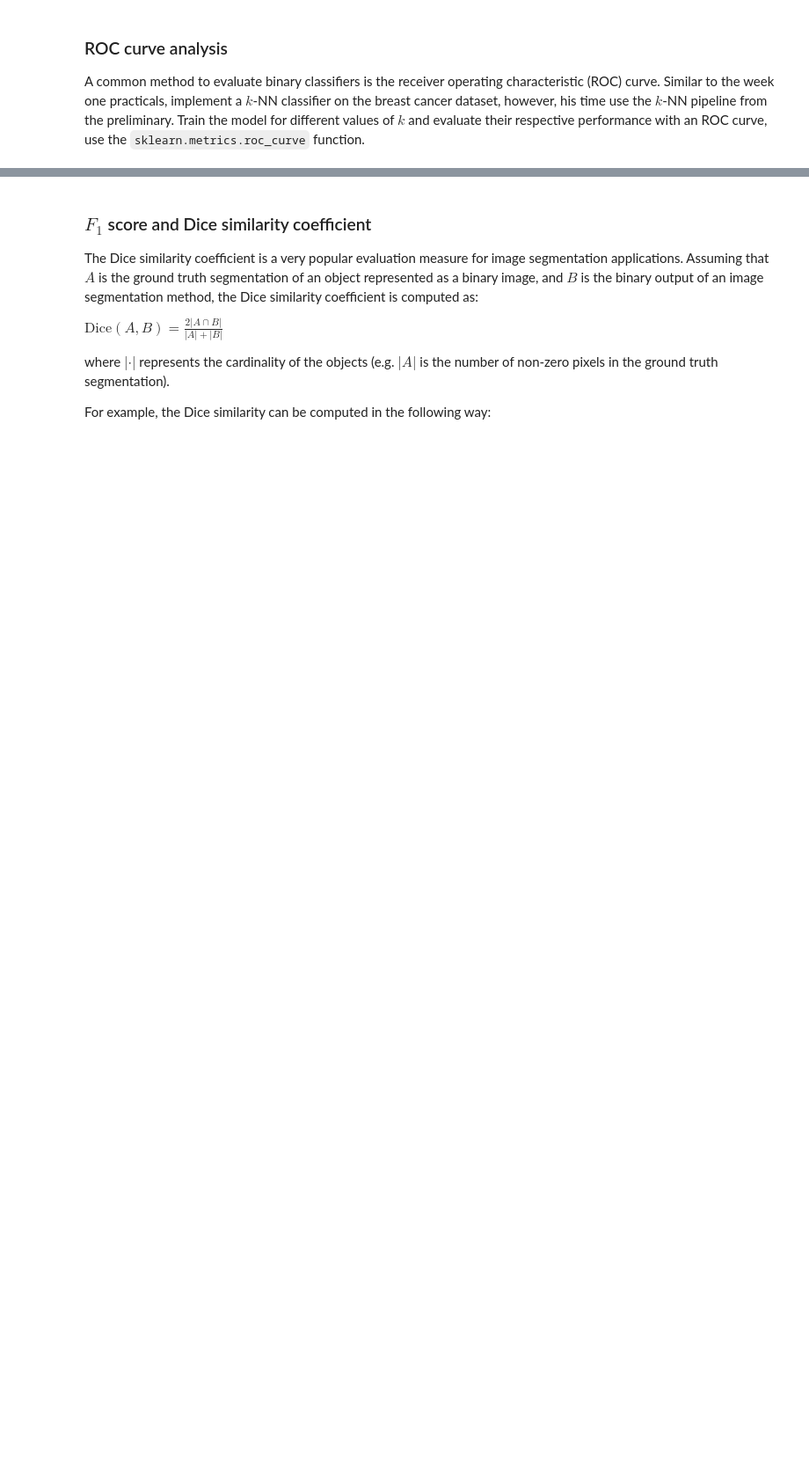
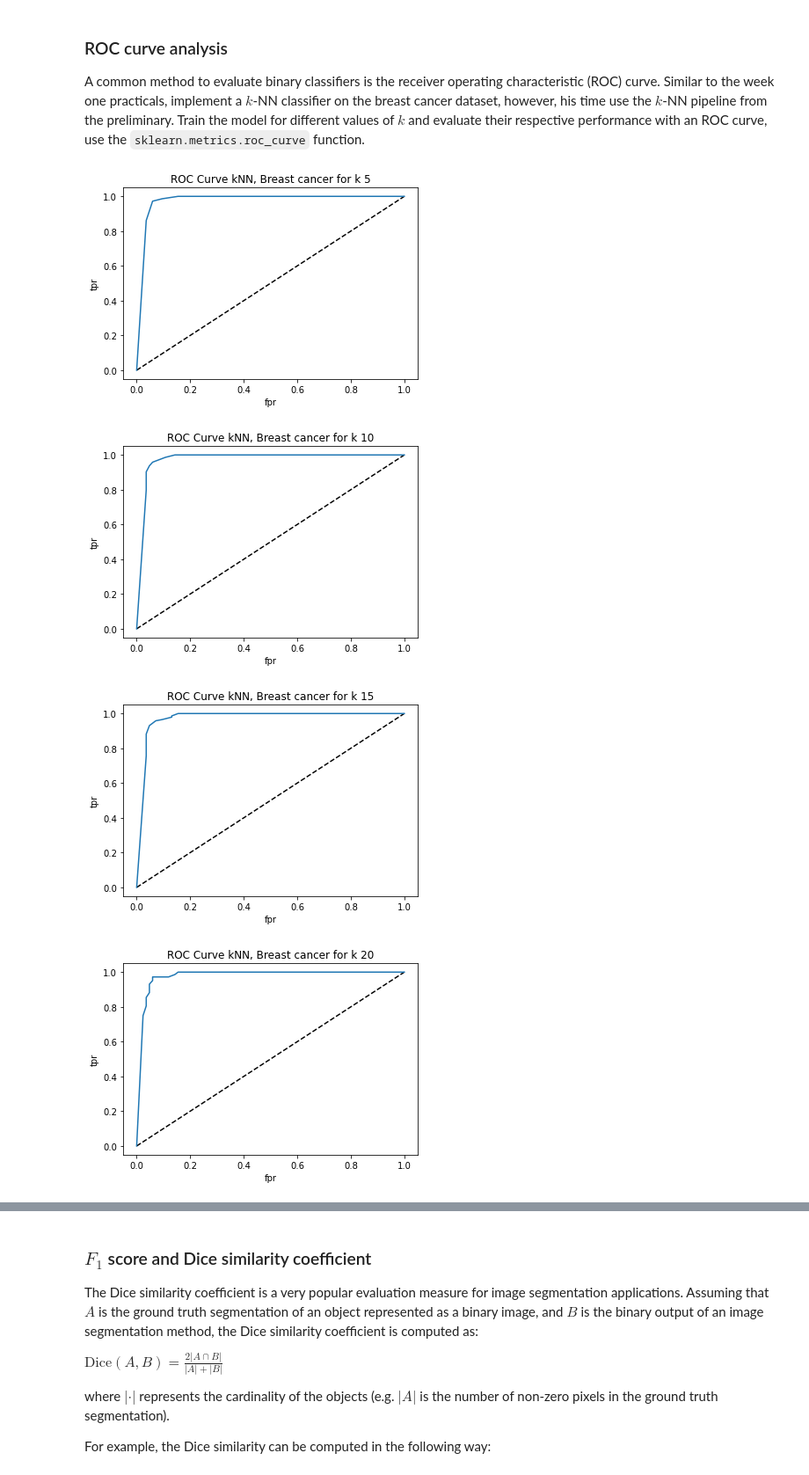
Before and after one commit to max-de-rooij/8dm50-machine-learning, a Jupyter notebook: practicals/week_2.ipynb, the cells around one changed output, grey strips where cells are left out. Shown at 88% size. Cells and saved outputs as stored; diff of their text form; code cells hidden in the pictures; blank space fills up the shorter version.

```diff
--- a/practicals/week_2.ipynb
+++ b/practicals/week_2.ipynb
@@ -183,3 +269,54 @@ Repeat this experiment, this time using the diabetes dataset instead of the gene
 # %% [markdown]
 ### ROC curve analysis
 A common method to evaluate binary classifiers is the receiver operating characteristic (ROC) curve. Similar to the week one practicals, implement a $k$-NN classifier on the breast cancer dataset, however, his time use the $k$-NN pipeline from the preliminary. Train the model for different values of $k$ and evaluate their respective performance with an ROC curve, use the `sklearn.metrics.roc_curve` function.
+# %%
+from sklearn.model_selection import train_test_split
+from sklearn.metrics import roc_curve
+import numpy as np
+from sklearn.datasets import load_breast_cancer
+from sklearn.neighbors import KNeighborsClassifier
+from sklearn.pipeline import Pipeline
+from sklearn.preprocessing import StandardScaler
+import matplotlib.pyplot as plt
+
+breast_cancer = load_breast_cancer()
+X = breast_cancer.data
+y = breast_cancer.target[:, np.newaxis]
+
+X_train, X_test, y_train, y_test = train_test_split(X, y, test_size=0.4)
+
+def kNNpredict(n_neigbors):
+    modelkNN = Pipeline([
+                 ("std_scaler", StandardScaler()),
+                 ("knn", KNeighborsClassifier(n_neighbors))
+                ])
+    return modelkNN
+
+for i in range(5,50,5):
+    n_neighbors = i
+    modelkNN = kNNpredict(i)
+
+
+    # train the model using the training dataset
+    modelkNN.fit(X_train, y_train)
+
+    # make predictions using the testing dataset
+    prediction = modelkNN.predict(X_test)
+
+    probas = modelkNN.predict_proba(X_test) #
+
+    # Performing the roc curve
+    fpr, tpr, thresholds = roc_curve(y_test, probas[:,1])
+
+    # Plotting the ROC curve against a diagonal line
+    plt.plot([0,1],[0,1],'k--') #plot the diagonal line
+    plt.plot(fpr, tpr, label='NB') #plot the ROC curve
+    plt.xlabel('fpr')
+    plt.ylabel('tpr')
+    plt.title('ROC Curve kNN, Breast cancer for' f' k {i}')
+    plt.show()
+# %% [output]
+[figure, added]
+[figure, added]
+[figure, added]
+[figure, added]
```
Also changed, not shown: parts of 7 cells of this notebook.
